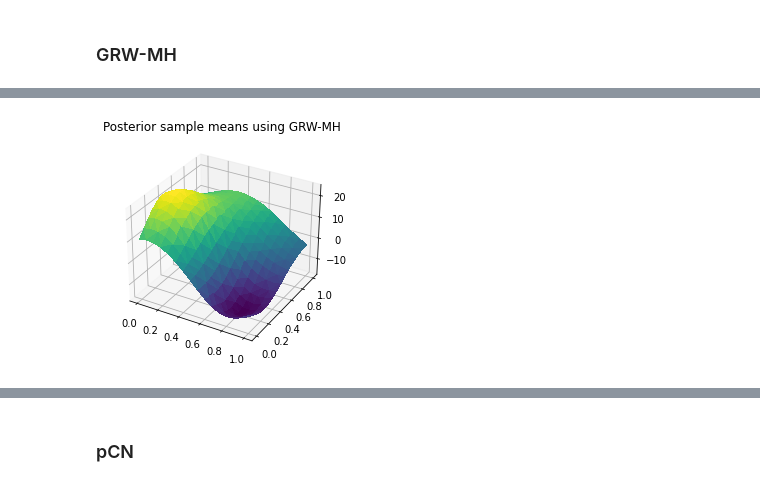
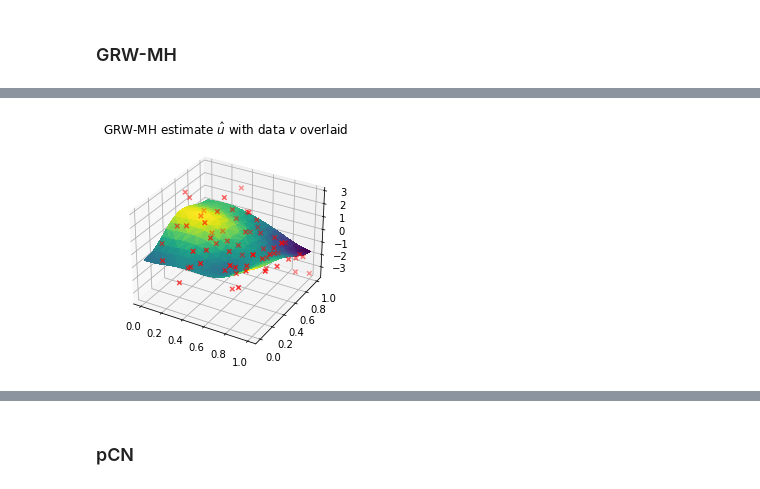
Before and after one commit to LozzaTray/4M24, a Jupyter notebook: code/simulation.ipynb, the cells around one changed output, grey strips where cells are left out. Saved outputs shown, nothing was run; the diff lists cells and outputs as text; code cells hidden in the pictures.

```diff
--- a/code/simulation.ipynb
+++ b/code/simulation.ipynb
@@ -70,5 +71,5 @@ plt.show()
-# %%
-u_estimate = np.mean(grw_X, axis=0)
-plot_3D(u_estimate, x, y, title="Posterior sample means using GRW-MH")
-# %% [output]
-[figure, removed]
+# %%
+u_estimate_grw = np.mean(grw_X, axis=0)
+plot_result(u_estimate_grw, v, x, y, x[idx], y[idx], title="GRW-MH estimate $\hat{u}$ with data $v$ overlaid")               # Plot original u with data v
+# %% [output]
+[figure, added]
```
Also changed, not shown: parts of 11 cells of this notebook, 9 other files.
